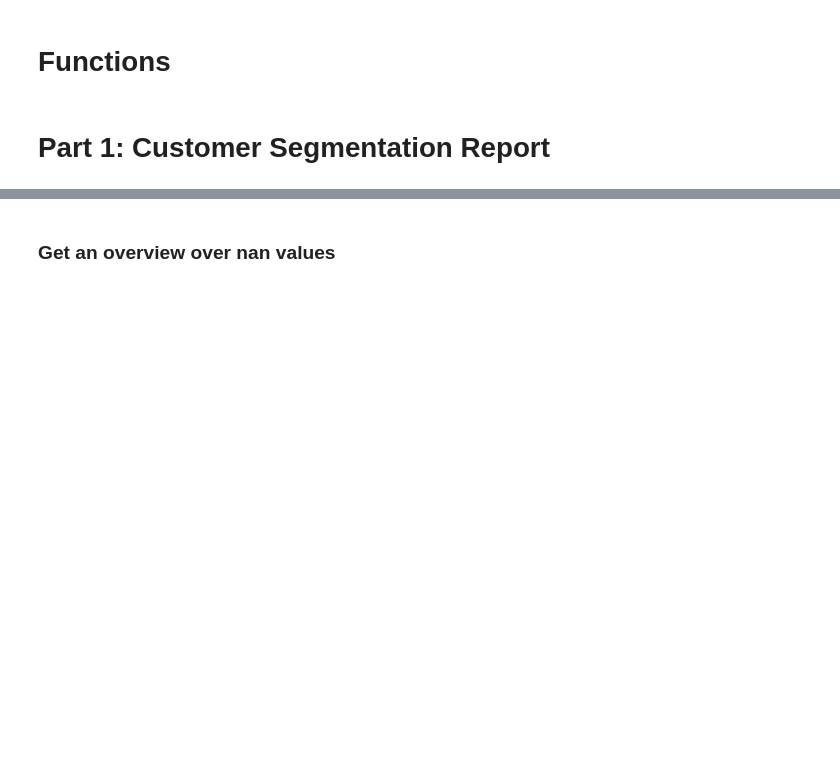
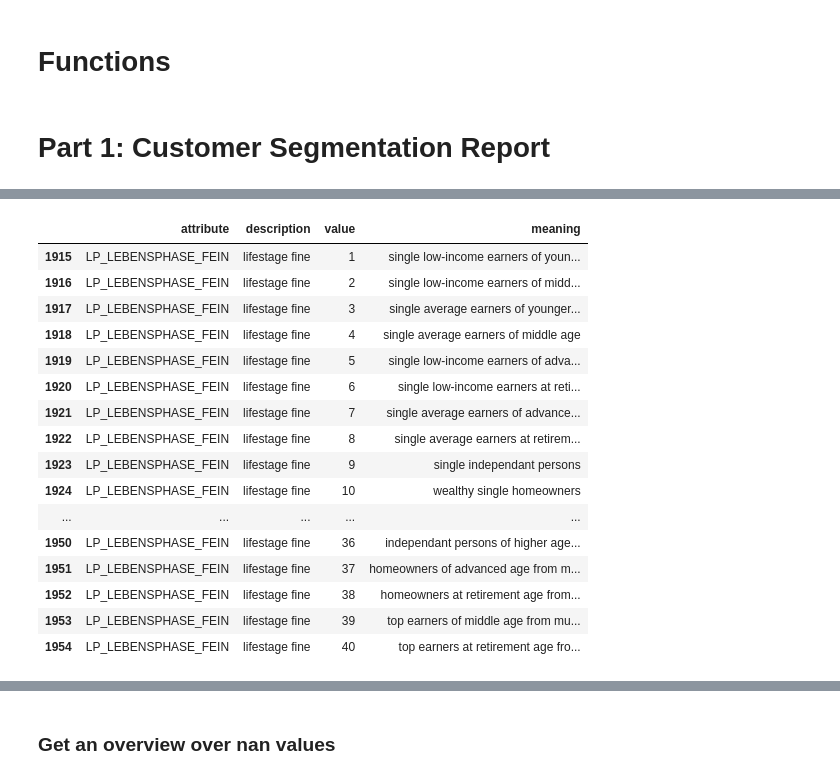
Before and after one commit to TobiPrae/customer_segmentation, a Jupyter notebook: CustomerSegmentation.ipynb, the cells around one changed output, grey strips where cells are left out. Saved outputs shown, nothing was run; the diff lists cells and outputs as text; code cells hidden in the pictures; blank space fills up the shorter version.

```diff
--- a/CustomerSegmentation.ipynb
+++ b/CustomerSegmentation.ipynb
@@ -96,0 +234,20 @@ def get_column_nans(df, sorting_order_ascending=False):
+# %%
+df_attributes_values.loc[df_attributes_values["attribute"] == "LP_LEBENSPHASE_FEIN"]
+# %% [output]
+|  | attribute | description | value | meaning |
+| 1915 | LP_LEBENSPHASE_FEIN | lifestage fine | 1 | single low-income earners of youn... |
+| 1916 | LP_LEBENSPHASE_FEIN | lifestage fine | 2 | single low-income earners of midd... |
+| 1917 | LP_LEBENSPHASE_FEIN | lifestage fine | 3 | single average earners of younger... |
+| 1918 | LP_LEBENSPHASE_FEIN | lifestage fine | 4 | single average earners of middle age |
+| 1919 | LP_LEBENSPHASE_FEIN | lifestage fine | 5 | single low-income earners of adva... |
+| 1920 | LP_LEBENSPHASE_FEIN | lifestage fine | 6 | single low-income earners at reti... |
+| 1921 | LP_LEBENSPHASE_FEIN | lifestage fine | 7 | single average earners of advance... |
+| 1922 | LP_LEBENSPHASE_FEIN | lifestage fine | 8 | single average earners at retirem... |
+| 1923 | LP_LEBENSPHASE_FEIN | lifestage fine | 9 | single independant persons |
+| 1924 | LP_LEBENSPHASE_FEIN | lifestage fine | 10 | wealthy single homeowners |
+| ... | ... | ... | ... | ... |
+| 1950 | LP_LEBENSPHASE_FEIN | lifestage fine | 36 | independant persons of higher age... |
+| 1951 | LP_LEBENSPHASE_FEIN | lifestage fine | 37 | homeowners of advanced age from m... |
+| 1952 | LP_LEBENSPHASE_FEIN | lifestage fine | 38 | homeowners at retirement age from... |
+| 1953 | LP_LEBENSPHASE_FEIN | lifestage fine | 39 | top earners of middle age from mu... |
+| 1954 | LP_LEBENSPHASE_FEIN | lifestage fine | 40 | top earners at retirement age fro... |
```
Also changed, not shown: parts of 17 cells of this notebook.
